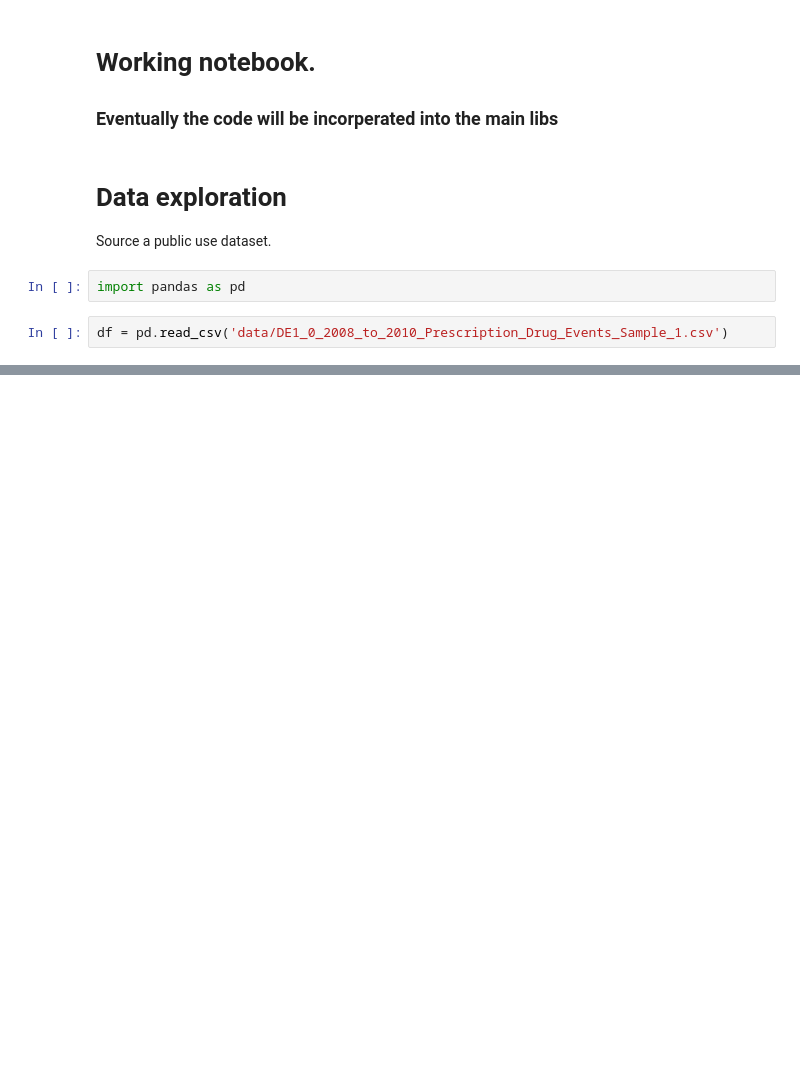
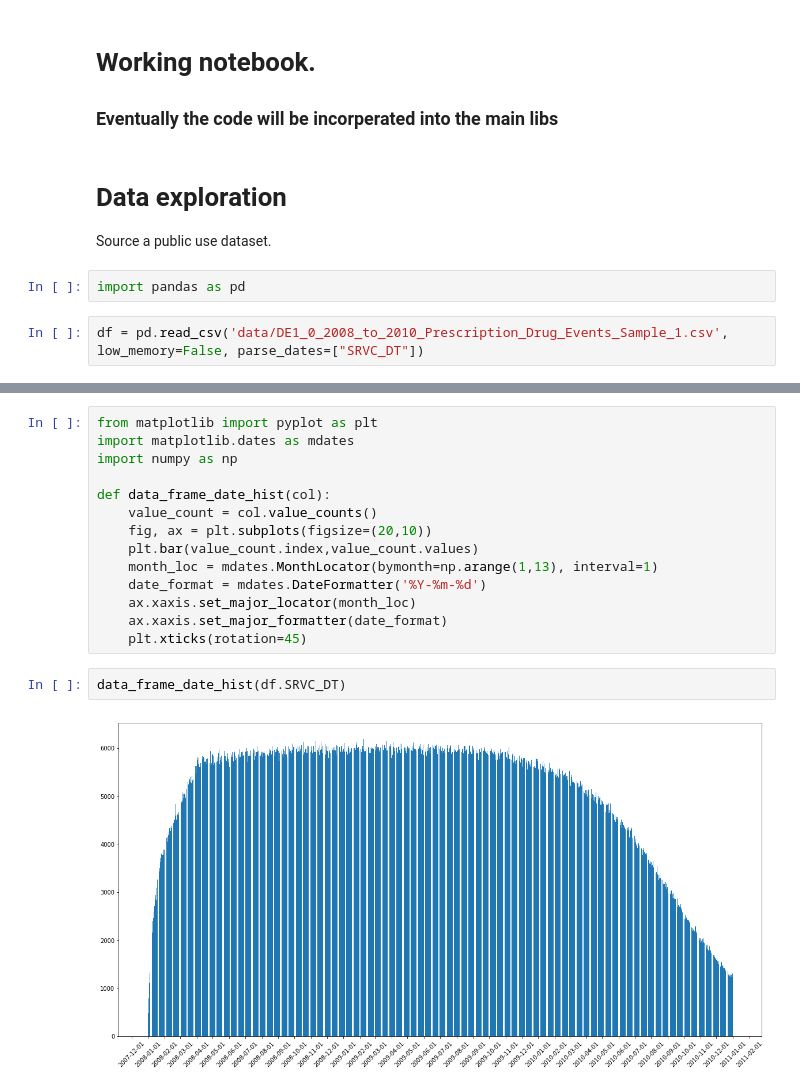
Before and after one commit to phillipjmurphy/infiniteanalytics, a Jupyter notebook: MAIN.ipynb, the cells around one changed output, grey strips where cells are left out. Cells and saved outputs as stored; diff of their text form; blank space fills up the shorter version.

```diff
--- a/MAIN.ipynb
+++ b/MAIN.ipynb
@@ -10,7 +10,7 @@ Source a public use dataset.
 # %%
 import pandas as pd
 # %%
-df = pd.read_csv('data/DE1_0_2008_to_2010_Prescription_Drug_Events_Sample_1.csv')
+df = pd.read_csv('data/DE1_0_2008_to_2010_Prescription_Drug_Events_Sample_1.csv', low_memory=False, parse_dates=["SRVC_DT"])
 # %%
 df.info()
 # %% [output]
@@ -29,0 +54,18 @@ memory usage: 338.9+ MB
+# %%
+from matplotlib import pyplot as plt
+import matplotlib.dates as mdates
+import numpy as np
+
+def data_frame_date_hist(col):
+    value_count = col.value_counts()
+    fig, ax = plt.subplots(figsize=(20,10))
+    plt.bar(value_count.index,value_count.values)
+    month_loc = mdates.MonthLocator(bymonth=np.arange(1,13), interval=1)
+    date_format = mdates.DateFormatter('%Y-%m-%d')
+    ax.xaxis.set_major_locator(month_loc)
+    ax.xaxis.set_major_formatter(date_format)
+    plt.xticks(rotation=45)
+# %%
+data_frame_date_hist(df.SRVC_DT)
+# %% [output]
+[figure, added]
```
Also changed, not shown: parts of 11 cells of this notebook.
